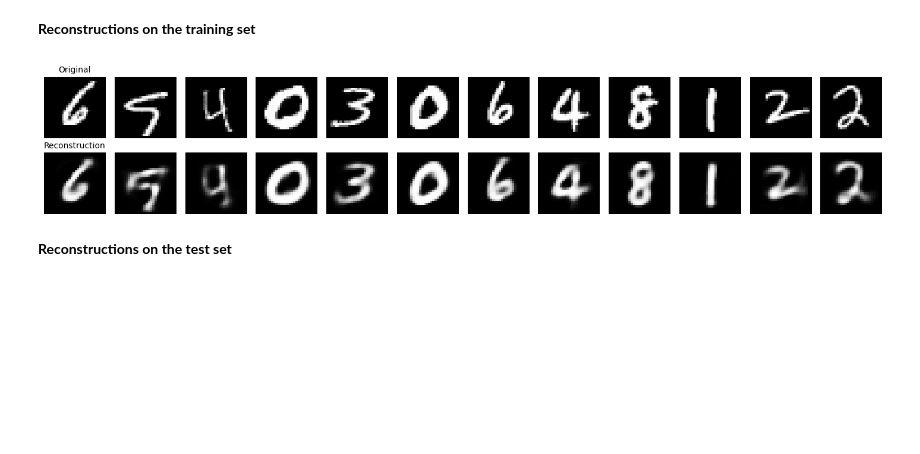
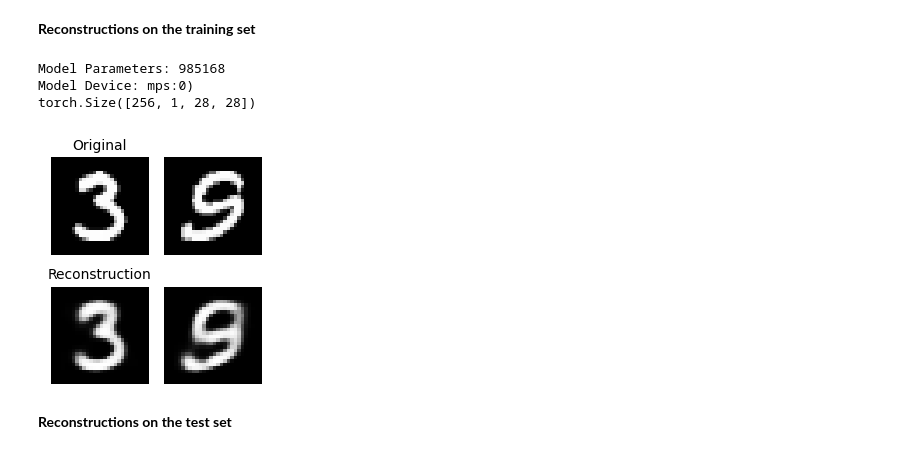
Before and after one commit to amannindra/unsupervised-machine-learning, a Jupyter notebook: hw6/Notebook_sparseAE-mnist.ipynb, the cells around one changed output. Drawn from its saved outputs; the diff is of its cells as text; code cells hidden in the pictures; blank space fills up the shorter version.

```diff
--- a/hw6/Notebook_sparseAE-mnist.ipynb
+++ b/hw6/Notebook_sparseAE-mnist.ipynb
@@ -198,9 +200,14 @@ def show_reconstructions(model, data_loader, n=12):
 # %% [markdown]
 **Reconstructions on the training set**
 # %%
-show_reconstructions(sparseAE, train_loader, n=12)
+
+
+show_reconstructions(sparseAE, train_loader, n=2)
 # %% [output]
+Model Parameters: 985168
+Model Device: mps:0)
+torch.Size([256, 1, 28, 28])
-[figure, old version]
+[figure, new version]
 # %% [markdown]
 **Reconstructions on the test set**
 # %%
```
Also changed, not shown: parts of 7 cells of this notebook, 11 other files.
